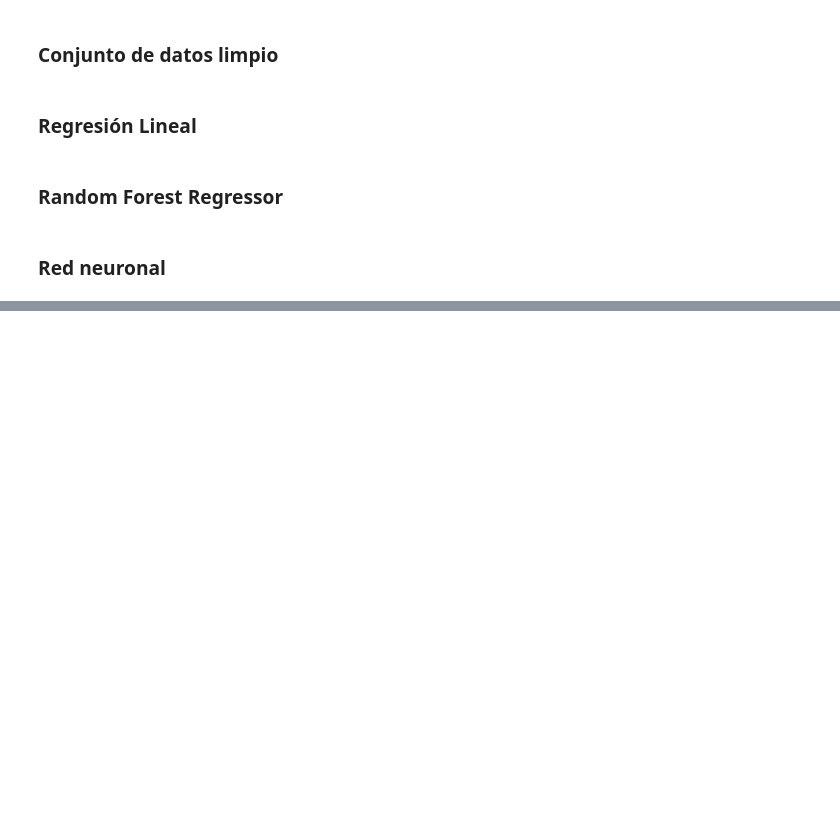
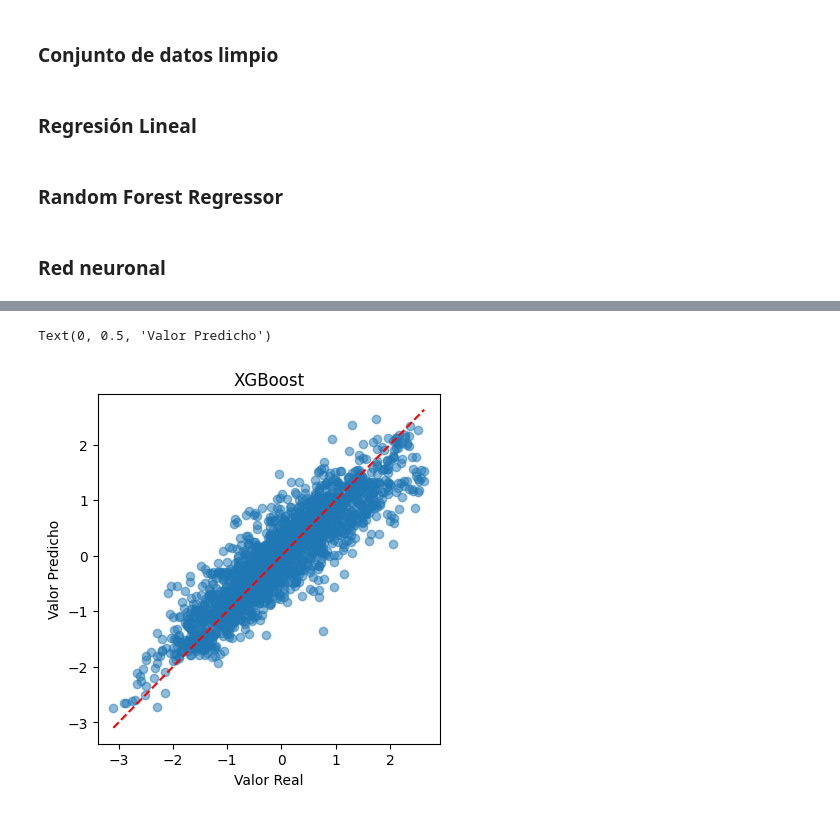
Before and after one commit to Esmeralda-RG/avocado_prices, a Jupyter notebook: predictive_models.ipynb, the cells around one changed output, grey strips where cells are left out. Saved outputs shown, nothing was run; the diff lists cells and outputs as text; code cells hidden in the pictures; blank space fills up the shorter version.

```diff
--- a/predictive_models.ipynb
+++ b/predictive_models.ipynb
@@ -71,0 +77,6 @@ r2_nn = r2_score(y_test, y_pred)
+# %%
+xgb = XGBRegressor(n_estimators=100, random_state=42)
+xgb.fit(x_train, y_train)
+y_pred_xgb = xgb.predict(x_test)
+mse_xgb = mean_squared_error(y_test, y_pred_xgb)
+r2_xgb = r2_score(y_test, y_pred_xgb)
@@ -71,0 +154,11 @@ r2_nn = r2_score(y_test, y_pred)
+# %%
+plt.figure(figsize=(15, 10))
+plt.subplot(2, 3, 4)
+plt.scatter(y_test, y_pred_xgb, alpha=0.5)
+plt.plot([y_test.min(), y_test.max()], [y_test.min(), y_test.max()], 'r--')
+plt.title('XGBoost')
+plt.xlabel('Valor Real')
+plt.ylabel('Valor Predicho')
+# %% [output]
+Text(0, 0.5, 'Valor Predicho')
+[figure, added]
```
Also changed, not shown: parts of 16 cells of this notebook.
